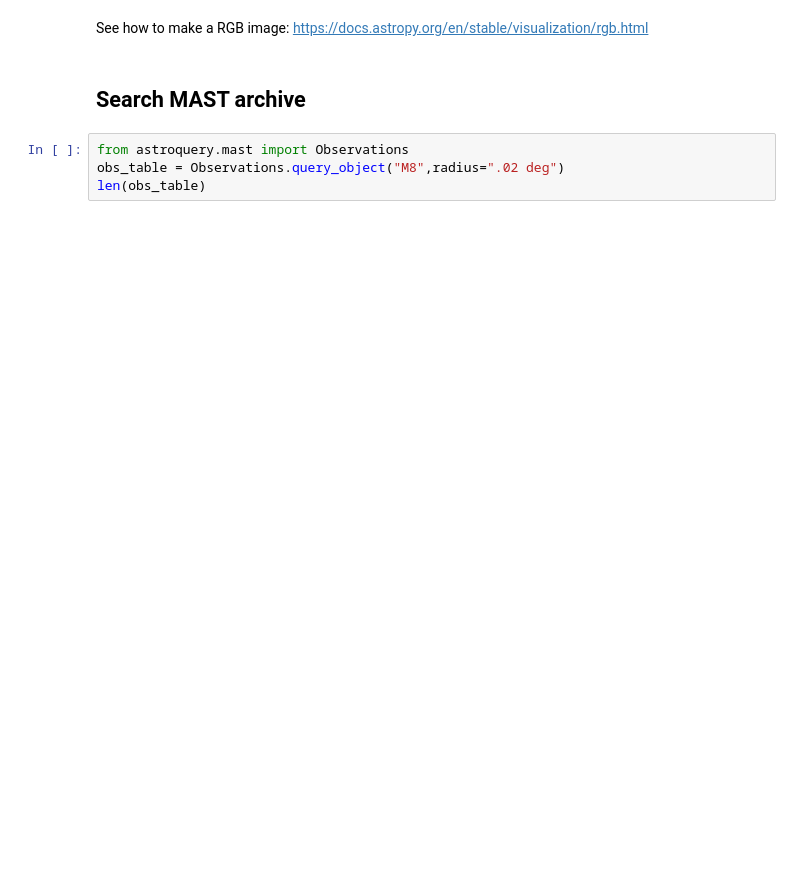
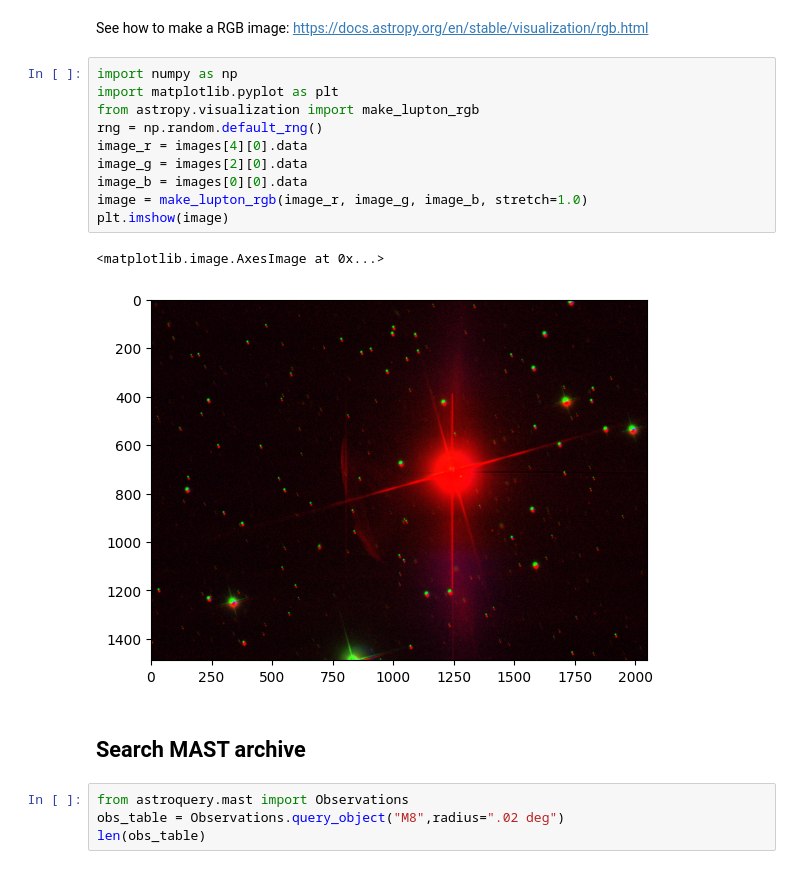
Before and after one commit to nden/astropy_bg_2023, a Jupyter notebook: Archives/archive_exploration.ipynb, the cells around one changed output. Cells and saved outputs as stored; diff of their text form; blank space fills up the shorter version.

```diff
--- a/Archives/archive_exploration.ipynb
+++ b/Archives/archive_exploration.ipynb
@@ -55,5 +127,18 @@ plt.imshow(images[0][0].data, vmin=0.1, vmax=1)
 # %% [markdown]
 See how to make a RGB image: https://docs.astropy.org/en/stable/visualization/rgb.html
+# %%
+import numpy as np
+import matplotlib.pyplot as plt
+from astropy.visualization import make_lupton_rgb
+rng = np.random.default_rng()
+image_r = images[4][0].data
+image_g = images[2][0].data
+image_b = images[0][0].data
+image = make_lupton_rgb(image_r, image_g, image_b, stretch=1.0)
+plt.imshow(image)
+# %% [output]
+<matplotlib.image.AxesImage at 0x...>
+[figure, added]
 # %% [markdown]
 ## Search MAST archive
 # %%
```
Also changed, not shown: parts of 47 cells of this notebook, 4 other files.
